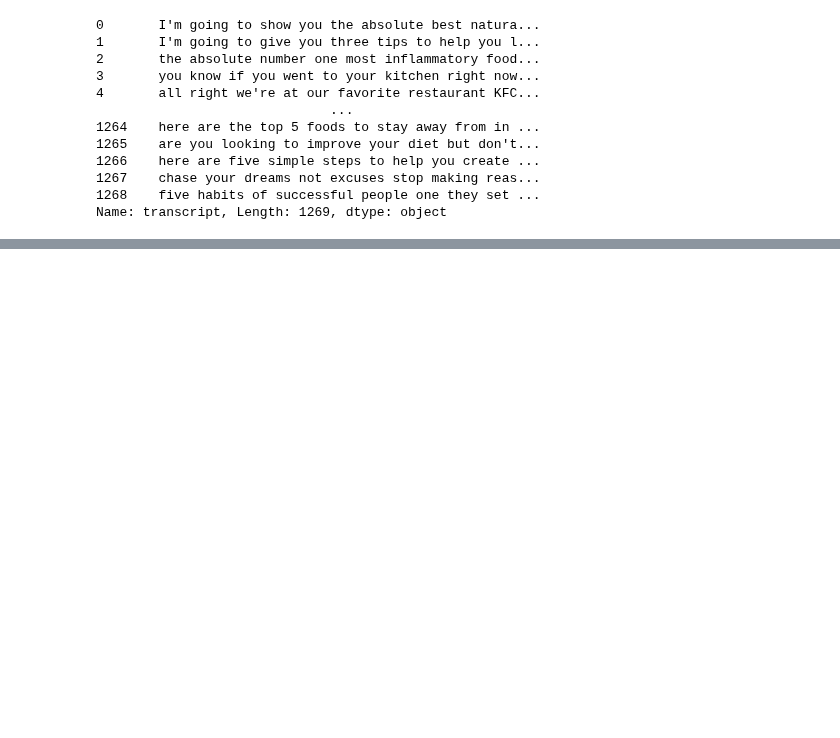
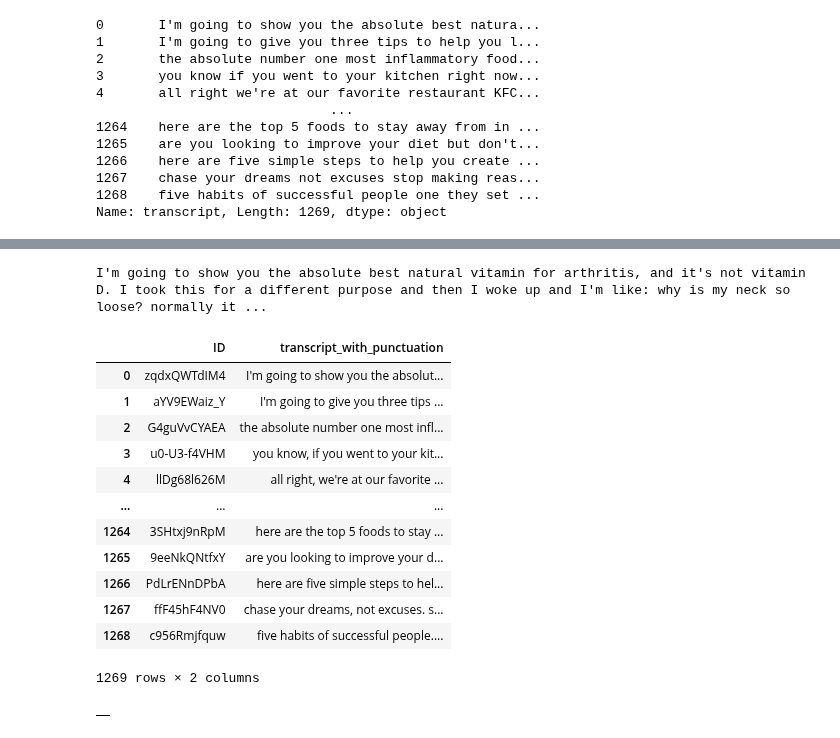
Before and after one commit to rileybaerg/TruthTube, a Jupyter notebook: sentence-token.ipynb, the cells around one changed output, grey strips where cells are left out. Saved outputs shown, nothing was run; the diff lists cells and outputs as text; code cells hidden in the pictures; blank space fills up the shorter version.

```diff
--- a/sentence-token.ipynb
+++ b/sentence-token.ipynb
@@ -192,0 +217,50 @@ sample_text = misinfotranscript
+# %%
+# pip install deepmultilingualpunctuation
+from deepmultilingualpunctuation import PunctuationModel
+
+model = PunctuationModel()
+text = misinfotranscripts_df['transcript'].iloc[0]
+result = model.restore_punctuation(text)
+print(result)
+# %% [output]
+I'm going to show you the absolute best natural vitamin for arthritis, and it's not vitamin D. I took this for a different purpose and then I woke up and I'm like: why is my neck so loose? normally it ...
+# %%
+import pandas as pd
+from deepmultilingualpunctuation import PunctuationModel
+
+# Initialize the PunctuationModel
+model = PunctuationModel()
+
+# Create an empty list to store dictionaries of results
+result_list = []
+
+# Iterate over each row in the DataFrame
+for index, row in misinfotranscripts_df.iterrows():
+    # Access the transcript text in the current row
+    text = row['transcript']
+
+    # Restore punctuation using the model
+    result = model.restore_punctuation(text)
+
+    # Append the result to the list
+    result_list.append({'ID': row['ID'], 'transcript_with_punctuation': result})
+
+# Convert the list of dictionaries into a DataFrame
+result_df = pd.DataFrame(result_list)
+
+# Print the new DataFrame
+result_df
+# %% [output]
+|  | ID | transcript_with_punctuation |
+| 0 | zqdxQWTdIM4 | I'm going to show you the absolut... |
+| 1 | aYV9EWaiz_Y | I'm going to give you three tips ... |
+| 2 | G4guVvCYAEA | the absolute number one most infl... |
+| 3 | u0-U3-f4VHM | you know, if you went to your kit... |
+| 4 | llDg68l626M | all right, we're at our favorite ... |
+| ... | ... | ... |
+| 1264 | 3SHtxj9nRpM | here are the top 5 foods to stay ... |
+| 1265 | 9eeNkQNtfxY | are you looking to improve your d... |
+| 1266 | PdLrENnDPbA | here are five simple steps to hel... |
+| 1267 | ffF45hF4NV0 | chase your dreams, not excuses. s... |
+| 1268 | c956Rmjfquw | five habits of successful people.... |
+1269 rows × 2 columns
@@ -192,0 +269,22 @@ sample_text = misinfotranscript
+# %%
+# Create an empty list to store dictionaries of results
+result2_list = []
+
+# Iterate over each row in the DataFrame
+for index, row in infotranscripts_df.iterrows():
+    # Access the transcript text in the current row
+    text = row['transcript']
+
+    # Restore punctuation using the model
+    result = model.restore_punctuation(text)
+
+    # Append the result to the list
+    result_list.append({'ID': row['ID'], 'transcript_with_punctuation': result})
+
+# Convert the list of dictionaries into a DataFrame
+result2_df = pd.DataFrame(result2_list)
+
+# Print the new DataFrame
+result2_df
+# %% [output]
+|  |
```
Also changed, not shown: parts of 4 cells of this notebook.
